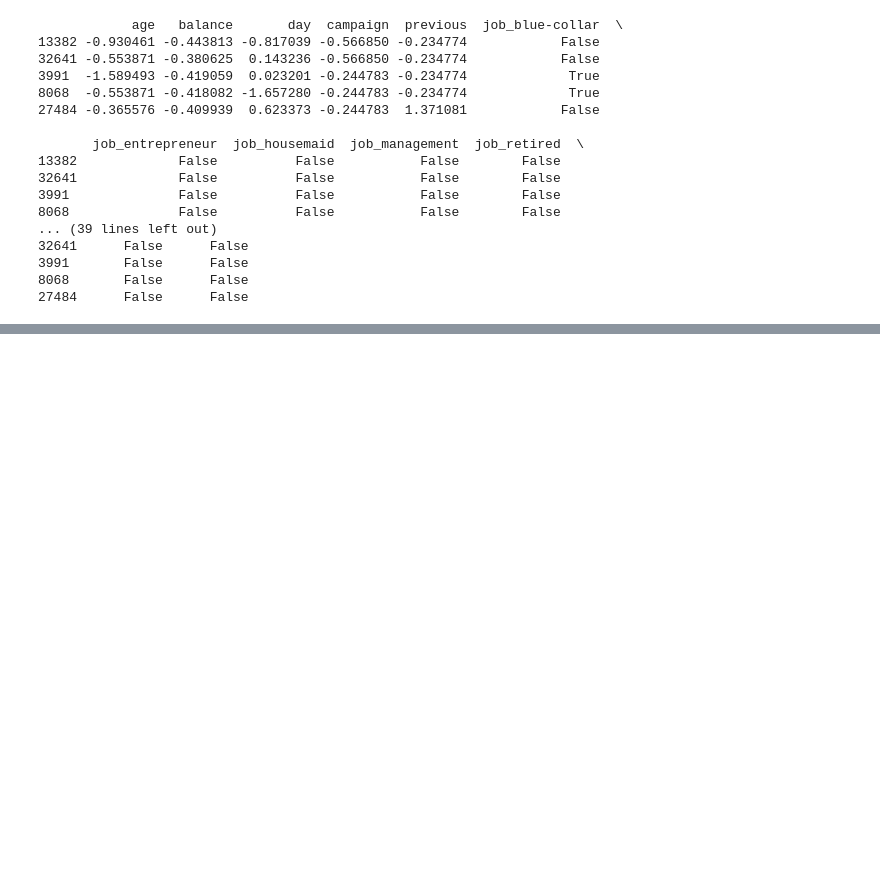
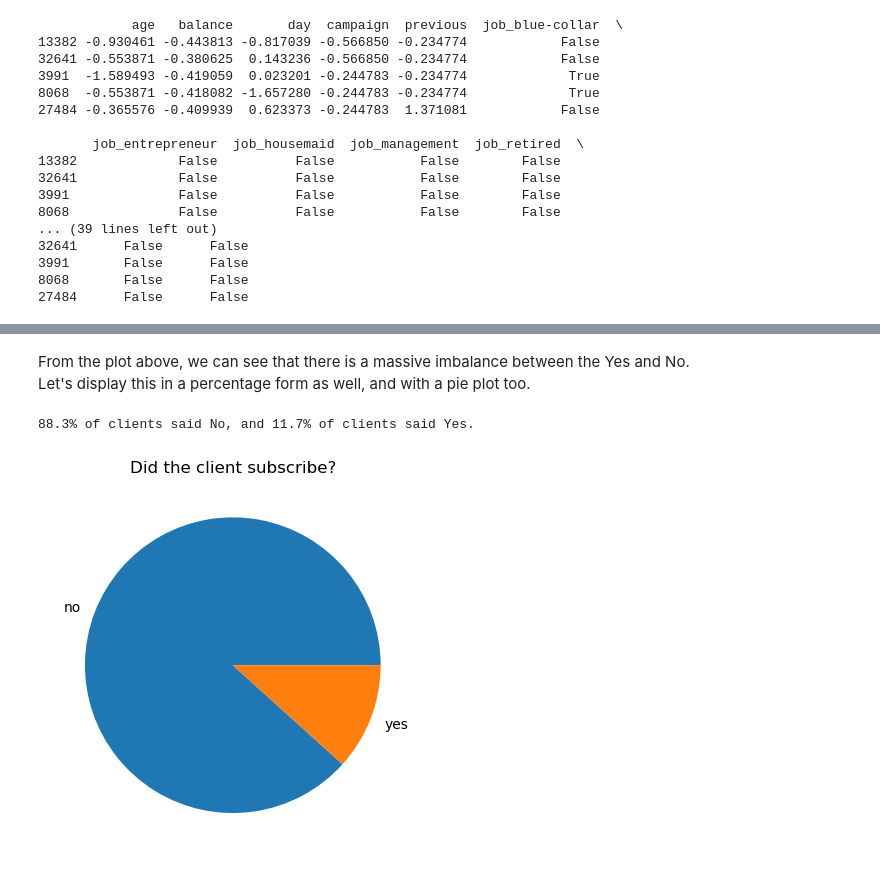
Before and after one commit to alekskadena/bank__datascience, a Jupyter notebook: Project.ipynb, the cells around one changed output, grey strips where cells are left out. Cells and saved outputs as stored; diff of their text form; code cells hidden in the pictures; blank space fills up the shorter version.

```diff
--- a/Project.ipynb
+++ b/Project.ipynb
@@ -250,0 +267,14 @@ print(X_train.head())
+# %% [markdown]
+From the plot above, we can see that there is a massive imbalance between the Yes and No.
+Let's display this in a percentage form as well, and with a pie plot too.
+# %%
+target_percentage = df['y'].value_counts(normalize=True) * 100
+print(f"{target_percentage[0]:.1f}% of clients said No, and {target_percentage[1]:.1f}% of clients said Yes.")
+
+target_percentage.plot(kind="pie")
+plt.title("Did the client subscribe?")
+plt.ylabel("")
+plt.show()
+# %% [output]
+88.3% of clients said No, and 11.7% of clients said Yes.
+[figure, added]
```
Also changed, not shown: parts of 13 cells of this notebook, 1 other file.
